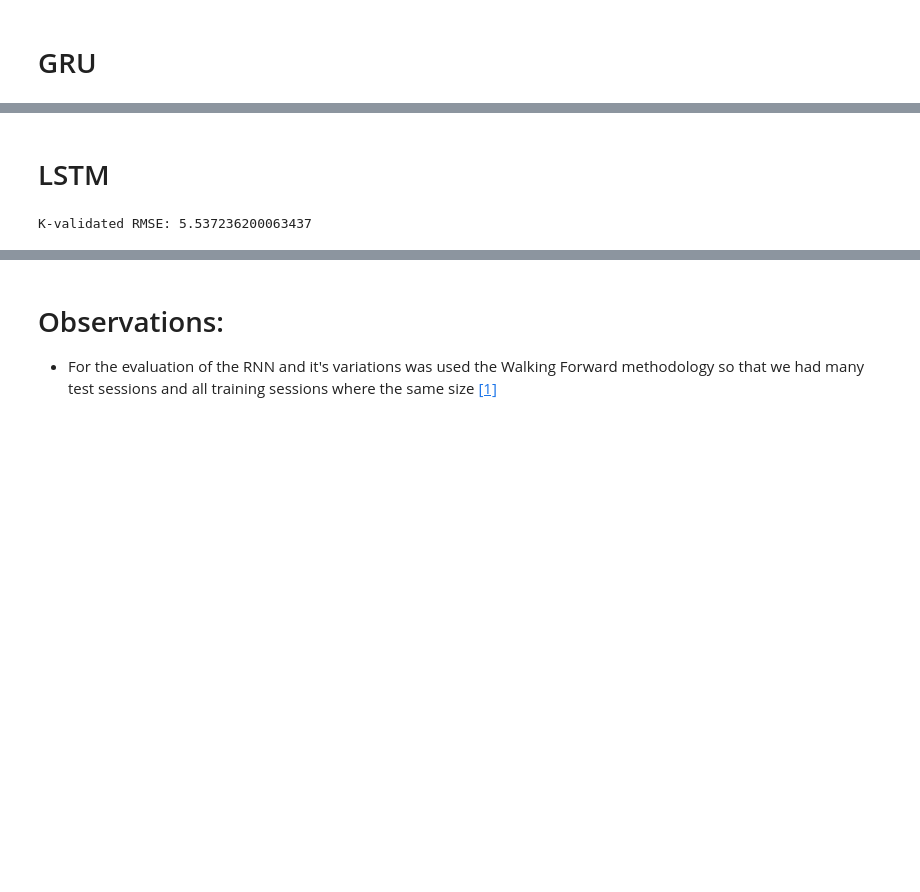
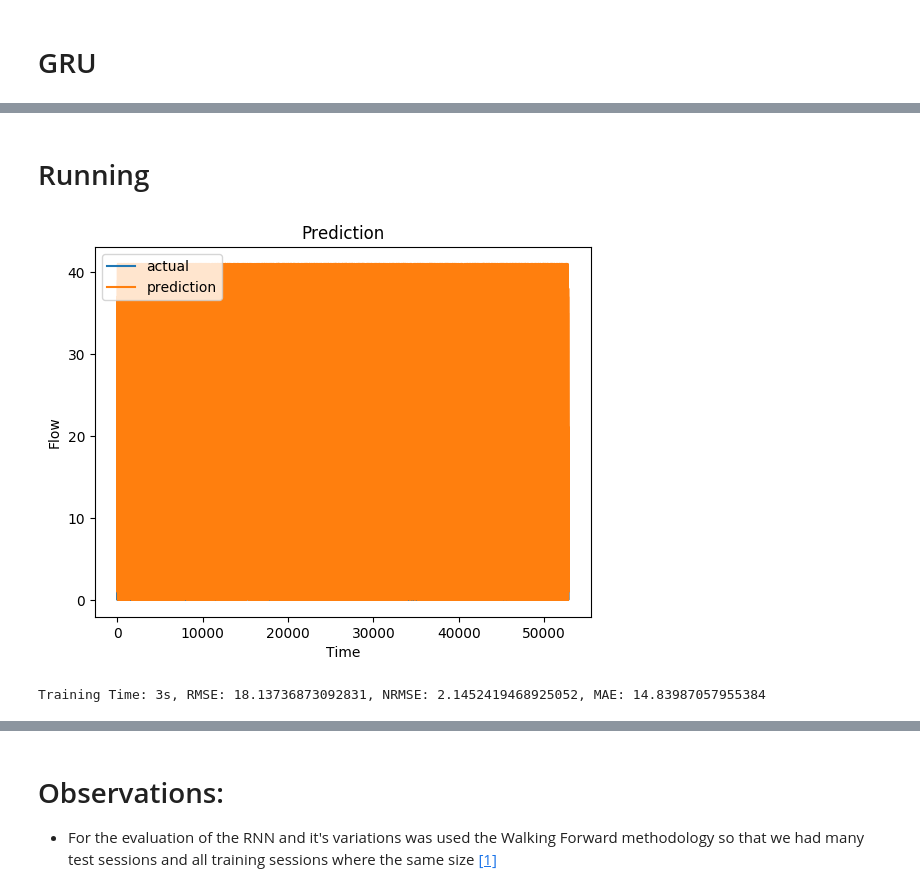
Before and after one commit to claudiosegala/traffic-flow-prediction, a Jupyter notebook: code/tcc.ipynb, the cells around one changed output, grey strips where cells are left out. Drawn from its saved outputs; the diff is of its cells as text; code cells hidden in the pictures; blank space fills up the shorter version.

```diff
--- a/code/tcc.ipynb
+++ b/code/tcc.ipynb
@@ -329,0 +336,2 @@ X, Y = reshape_flow(raw_seq)
+# %%
+X, Y = reshape_flow(multivariateData if MULTIVARIATE else univariateData)
@@ -330,3 +348,13 @@ X, Y = reshape_flow(raw_seq)
+# %%
+def evaluate_method (Y, Y_hat, start):
+  time = tm.time() - start
+  rmse = np.sqrt(sklm.mean_squared_error(Y, Y_hat))
+  nrmse = rmse / np.std(Y)
+  mae = sklm.mean_absolute_error(Y, Y_hat)
+
+  print(f"Training Time: {int(time)}s, RMSE: {rmse}, NRMSE: {nrmse}, MAE: {mae}")
+
+  return (time, rmse, nrmse, mae)
 # %% [markdown]
 # Baseline: Random
 
@@ -334,8 +364,10 @@ This implementation just guess a random number in the [0, 100] interval for ever
 # %%
-def base_rand (Y):
-  Y_hat = [rnd.randint(0, 100) for i in range(len(Y))]
+def random_guess (Y):
+  start = tm.time()
+  m = max(Y)
 
-  print_metrics(Y_hat, Y)
+  Y_hat = [rnd.randint(0, m) for i in range(len(Y))]
 
+  plot_prediction(Y, Y_hat)
 
-base_rand(Y)
+  return evaluate_method(Y, Y_hat, start)
@@ -410,0 +485,2 @@ def base_arima (X):
+# %%
+results = {}
@@ -457,46 +529,7 @@ K-validated RMSE: 5.265593097036093
 # %% [markdown]
-# LSTM
+# Running
-# %%
-def lstm (X, Y):
-  res = 0.0
-  n_weeks = len(X) // WEEK_SIZE
-
-  # define model
-  model = keras.models.Sequential()
-  model.add(keras.layers.LSTM(50, activation='relu', input_shape=(N_STEPS, N_FEATURES)))
-  model.add(keras.layers.Dense(1))
-
-  # compile model
-  model.compile(optimizer='adam', loss='mse', metrics = ["accuracy"])
-
-  for k in range(n_weeks - 4):
-    # Get training of 3 weeks
-    i = WEEK_SIZE * (k)
-    j = WEEK_SIZE * (k + 3)
-    X_train = X[i:j]
-    Y_train = Y[i:j]
-
-    # Get test of 1 week
-    i = WEEK_SIZE * (k + 3)
-    j = WEEK_SIZE * (k + 4)
-    X_test = X[i:j]
-    Y_test = Y[i:j]
-
-    # Fit the model
-    hist = model.fit(X_train, Y_train, validation_split=VALIDATION_SPLIT, batch_size=64, epochs=15, verbose=0) # verbose = 2
-
-    # Predict for all x
-    Y_hat = model.predict(X_test, verbose=2) # verbose = 2
-
-    # Accumulate the RMSE
-    res += np.sqrt(sklm.mean_squared_error(Y_test, Y_hat))
-
-    #plot_history(hist, "lstm")
-    #print_metrics(Y_hat.round().flatten().tolist(), Y_test.tolist())
-
-  print(f"K-validated RMSE: {res / (n_weeks - 4) }")
-
-
-lstm(X, Y)
-# %% [output]
-K-validated RMSE: 5.537236200063437
+# %%
+results['Random'] = random_guess(Y)
+# %% [output]
+[figure, added]
+Training Time: 3s, RMSE: 18.13736873092831, NRMSE: 2.1452419468925052, MAE: 14.83987057955384
```
Also changed, not shown: parts of 74 cells of this notebook.
